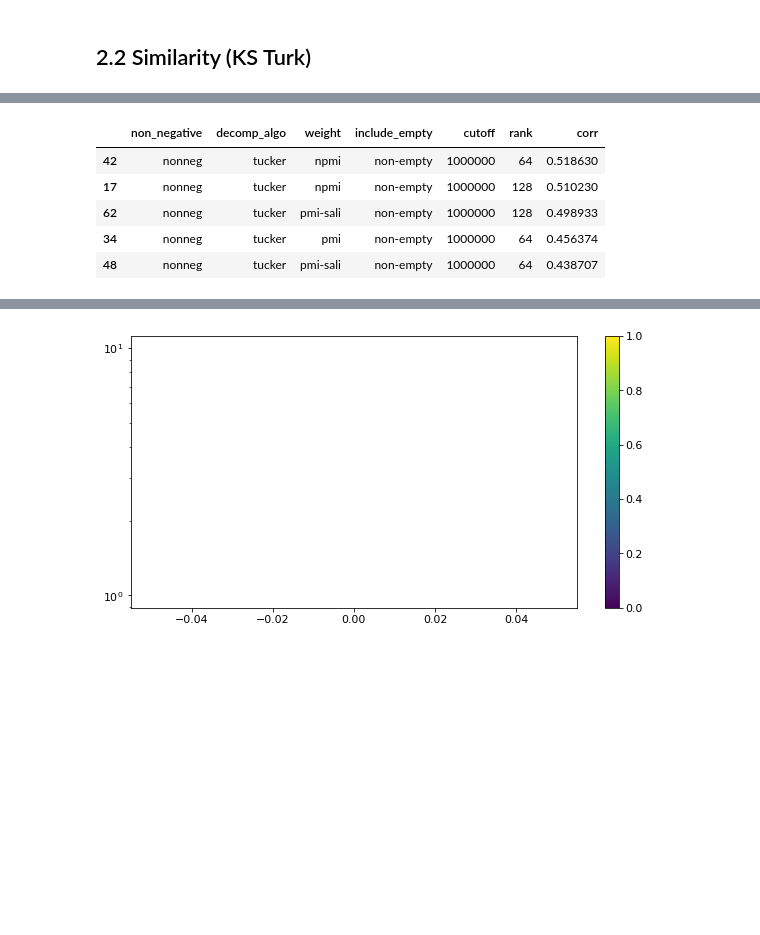
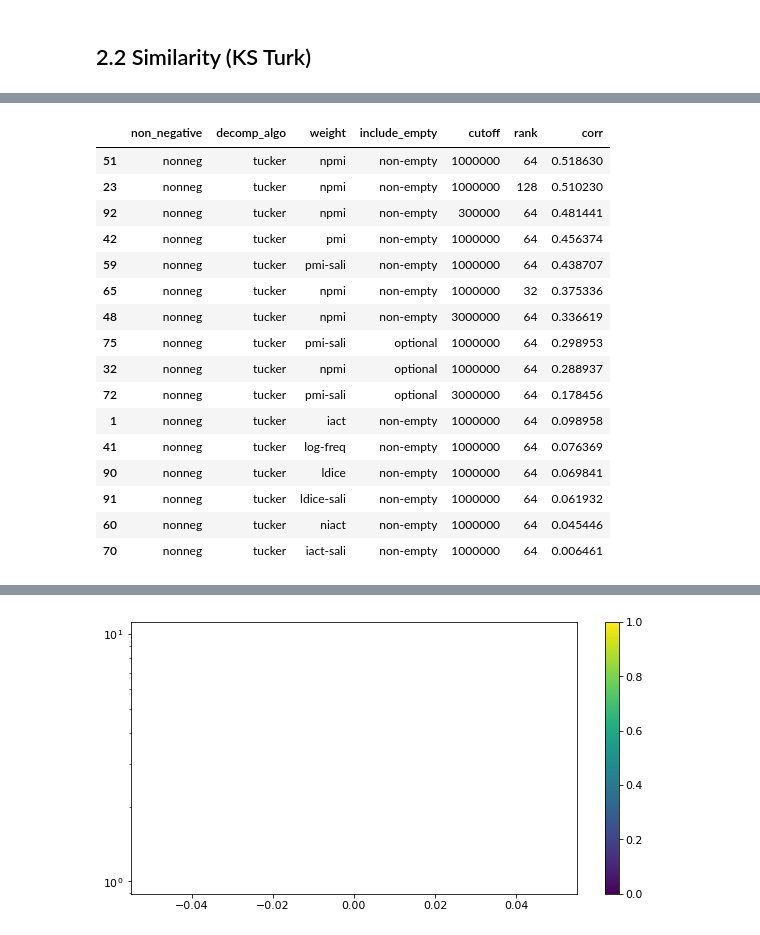
Before and after one commit to makrai/verb-tensor, a Jupyter notebook: eval.ipynb, the cells around one changed output, grey strips where cells are left out. Saved outputs shown, nothing was run; the diff lists cells and outputs as text; code cells hidden in the pictures; blank space fills up the shorter version.

```diff
--- a/eval.ipynb
+++ b/eval.ipynb
@@ -441,10 +441,23 @@ df.head()
 | 0 | general | tucker | npmi | optional | 30000 | 64 | 0.672978 |
+# %%
+n_same_param = (df.weight=='npmi').astype(int) + (df.cutoff.astype(int)==1000000).astype(int) + (df['rank'].astype(int)==64).astype(int) + (df.include_empty=='non-empty').astype(int)
 # %%
-df[(df.non_negative=='nonneg')&(df.decomp_algo=='tucker')].head()
+df[(df.non_negative=='nonneg')&(df.decomp_algo=='tucker')&(n_same_param>=3)]
 # %% [output]
 |  | non_negative | decomp_algo | weight | include_empty | cutoff | rank | corr |
-| 42 | nonneg | tucker | npmi | non-empty | 1000000 | 64 | 0.518630 |
-| 17 | nonneg | tucker | npmi | non-empty | 1000000 | 128 | 0.510230 |
-| 62 | nonneg | tucker | pmi-sali | non-empty | 1000000 | 128 | 0.498933 |
-| 34 | nonneg | tucker | pmi | non-empty | 1000000 | 64 | 0.456374 |
-| 48 | nonneg | tucker | pmi-sali | non-empty | 1000000 | 64 | 0.438707 |
+| 51 | nonneg | tucker | npmi | non-empty | 1000000 | 64 | 0.518630 |
+| 23 | nonneg | tucker | npmi | non-empty | 1000000 | 128 | 0.510230 |
+| 92 | nonneg | tucker | npmi | non-empty | 300000 | 64 | 0.481441 |
+| 42 | nonneg | tucker | pmi | non-empty | 1000000 | 64 | 0.456374 |
+| 59 | nonneg | tucker | pmi-sali | non-empty | 1000000 | 64 | 0.438707 |
+| 65 | nonneg | tucker | npmi | non-empty | 1000000 | 32 | 0.375336 |
+| 48 | nonneg | tucker | npmi | non-empty | 3000000 | 64 | 0.336619 |
+| 75 | nonneg | tucker | pmi-sali | optional | 1000000 | 64 | 0.298953 |
+| 32 | nonneg | tucker | npmi | optional | 1000000 | 64 | 0.288937 |
+| 72 | nonneg | tucker | pmi-sali | optional | 3000000 | 64 | 0.178456 |
+| 1 | nonneg | tucker | iact | non-empty | 1000000 | 64 | 0.098958 |
+| 41 | nonneg | tucker | log-freq | non-empty | 1000000 | 64 | 0.076369 |
+| 90 | nonneg | tucker | ldice | non-empty | 1000000 | 64 | 0.069841 |
+| 91 | nonneg | tucker | ldice-sali | non-empty | 1000000 | 64 | 0.061932 |
+| 60 | nonneg | tucker | niact | non-empty | 1000000 | 64 | 0.045446 |
+| 70 | nonneg | tucker | iact-sali | non-empty | 1000000 | 64 | 0.006461 |
```
Also changed, not shown: parts of 12 cells of this notebook.
